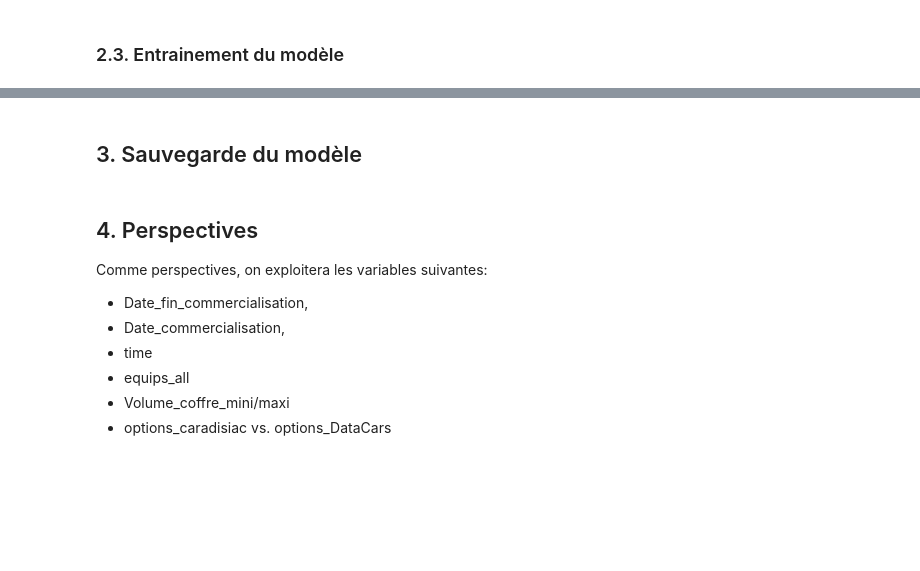
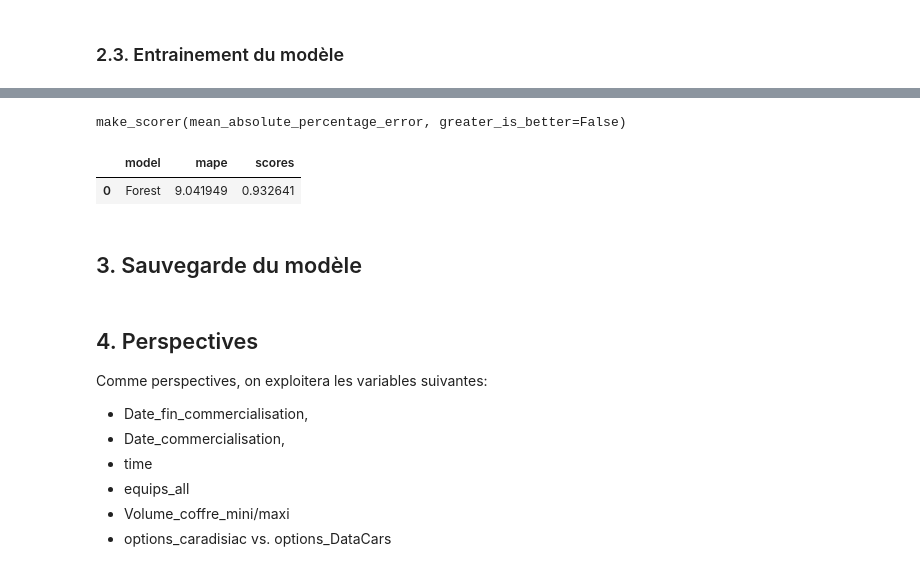
Before and after one commit to lyes1/projet_data_automobile, a Jupyter notebook: 4_FinalData_exploration_Modeling.ipynb, the cells around one changed output, grey strips where cells are left out. Drawn from its saved outputs; the diff is of its cells as text; code cells hidden in the pictures; blank space fills up the shorter version.

```diff
--- a/4_FinalData_exploration_Modeling.ipynb
+++ b/4_FinalData_exploration_Modeling.ipynb
@@ -691,0 +685,8 @@ result_RF_couleur
+# %%
+# set the tolerance to a large value to make the example faster
+model = ensemble.RandomForestRegressor()
+pipe = Pipeline([
+    ('preprocessor', preprocessor),
+    ('model', model)
+    ])
+pipe
@@ -691,0 +711,14 @@ result_RF_couleur
+# %%
+# Parameters of pipelines can be set using ‘__’ separated parameter names:
+param_grid = {
+    'n_estimators': [200, 500],
+    'max_features': ['auto', 'sqrt', 'log2'],
+    'max_depth' : [4,5,6,7,8],
+    'criterion' :['gini', 'entropy']
+}
+param_grid = {
+    'model__n_estimators': [50, 100, 200],
+    'model__min_samples_leaf':[1, 2]
+}
+GS_rfm = GridSearchCV(pipe, param_grid, scoring=MAPE, cv= 5)
+GS_rfm
@@ -691,0 +743,8 @@ result_RF_couleur
+# %%
+GS_rfm.fit(X_train,y_train)
+print("Best parameter (CV score=%0.3f):" % GS_rfm.best_score_)
+print(GS_rfm.best_params_)
+# %%
+GS_rfm.scoring
+# %% [output]
+make_scorer(mean_absolute_percentage_error, greater_is_better=False)
@@ -692,2 +754,22 @@ result_RF_couleur
+# %%
+models_names = ['Forest']
+
+mape = []
+scores = []
+
+model = ensemble.RandomForestRegressor(n_estimators= 2)
+pipe = Pipeline([
+    ('preprocessor', preprocessor),
+    ('model', model)
+    ])
+
+fits = pipe.fit(X_train,y_train)
+mape.append(mean_absolute_percentage_error(y_test, fits.predict(X_test)))
+scores.append(metrics.r2_score(y_test, fits.predict(X_test)))
+# %%
+pd.DataFrame(data=list(zip(models_names, mape, scores)), columns=['model', 'mape', 'scores'])
+# %% [output]
+|  | model | mape | scores |
+| 0 | Forest | 9.041949 | 0.932641 |
 # %% [markdown]
 ## 3. Sauvegarde du modèle
```
Also changed, not shown: parts of 20 cells of this notebook, 1 other file.
